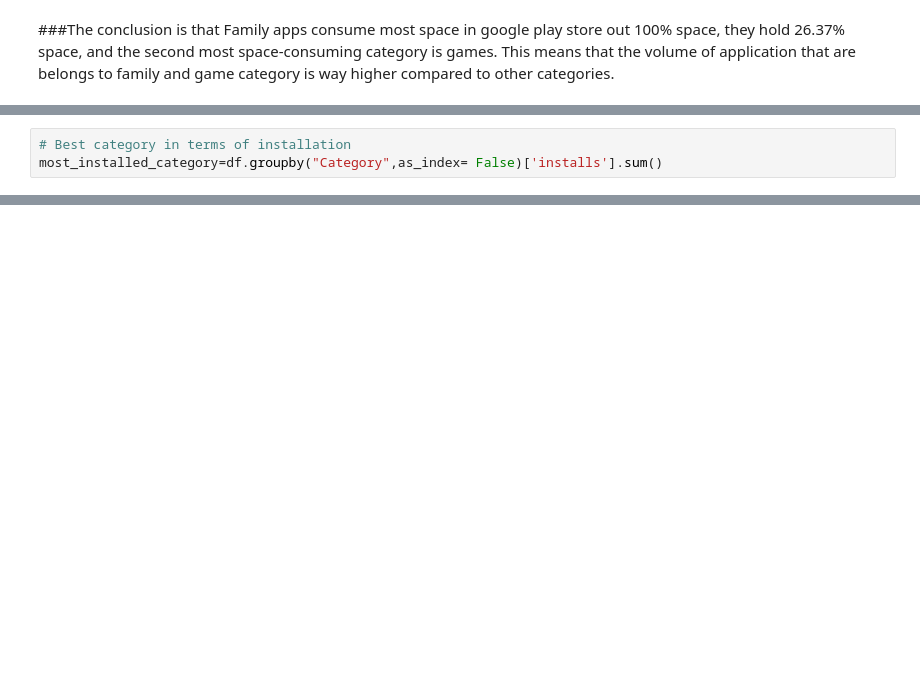
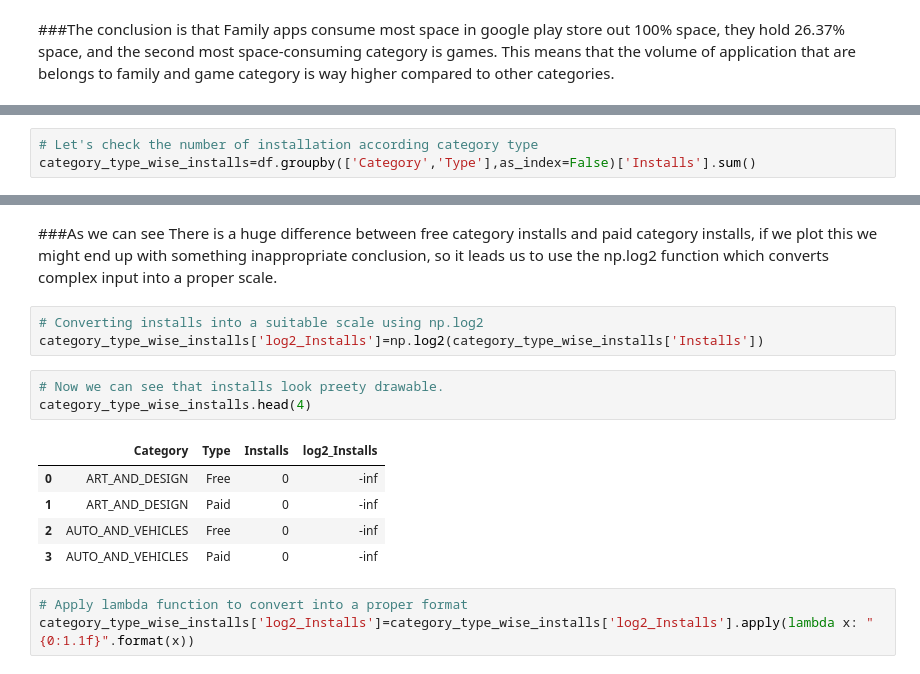
Before and after one commit to rohitme9798/Google-play-store-app-review-analysis, a Jupyter notebook: Play_store_EDA_project.ipynb, the cells around one changed output, grey strips where cells are left out. Saved outputs shown, nothing was run; the diff lists cells and outputs as text; blank space fills up the shorter version.

```diff
--- a/Play_store_EDA_project.ipynb
+++ b/Play_store_EDA_project.ipynb
@@ -346,3 +347,3 @@ px.bar(data_frame =most_spaced_required_category,x=most_spaced_required_category
 # %%
-# Best category in terms of installation
-most_installed_category=df.groupby("Category",as_index= False)['installs'].sum()
+# Let's check the number of installation according category type
+category_type_wise_installs=df.groupby(['Category','Type'],as_index=False)['Installs'].sum()
@@ -353,0 +361,17 @@ total_installs=df.['installs'].sum()
+# %% [markdown]
+###As we can see There is a huge difference between free category installs and paid category installs, if we plot this we might end up with something inappropriate conclusion, so it leads us to use the np.log2 function which converts complex input into a proper scale.
+# %%
+# Converting installs into a suitable scale using np.log2
+category_type_wise_installs['log2_Installs']=np.log2(category_type_wise_installs['Installs'])
+# %%
+# Now we can see that installs look preety drawable.
+category_type_wise_installs.head(4)
+# %% [output]
+|  | Category | Type | Installs | log2_Installs |
+| 0 | ART_AND_DESIGN | Free | 0 | -inf |
+| 1 | ART_AND_DESIGN | Paid | 0 | -inf |
+| 2 | AUTO_AND_VEHICLES | Free | 0 | -inf |
+| 3 | AUTO_AND_VEHICLES | Paid | 0 | -inf |
+# %%
+# Apply lambda function to convert into a proper format
+category_type_wise_installs['log2_Installs']=category_type_wise_installs['log2_Installs'].apply(lambda x: "{0:1.1f}".format(x))
```
Also changed, not shown: parts of 34 cells of this notebook.
